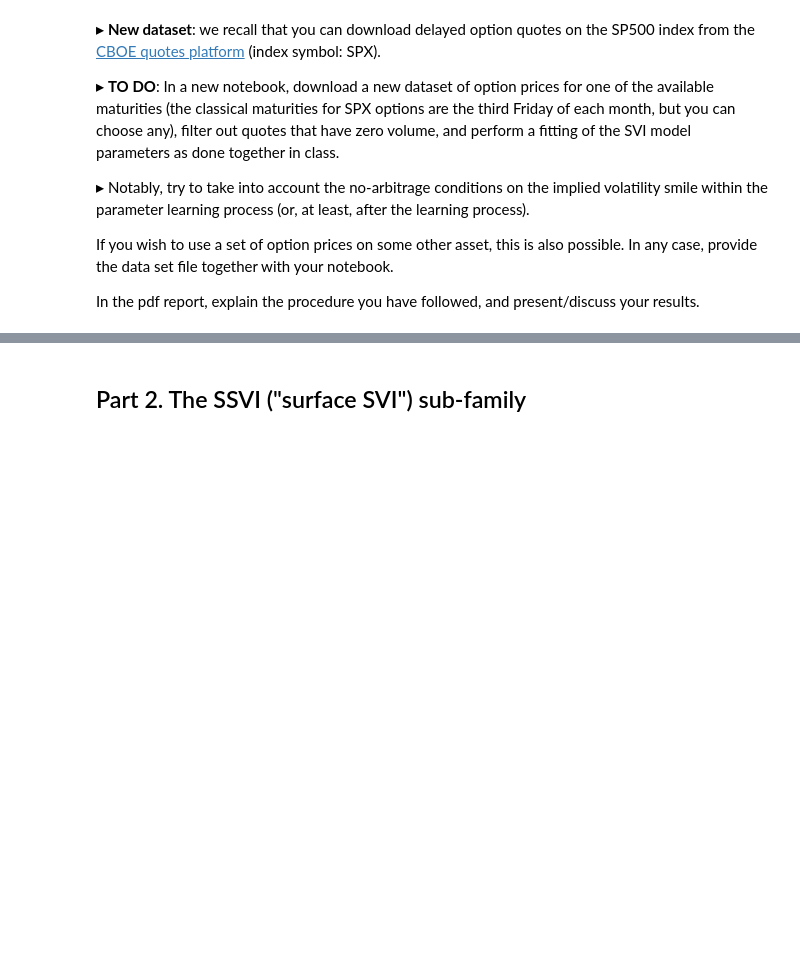
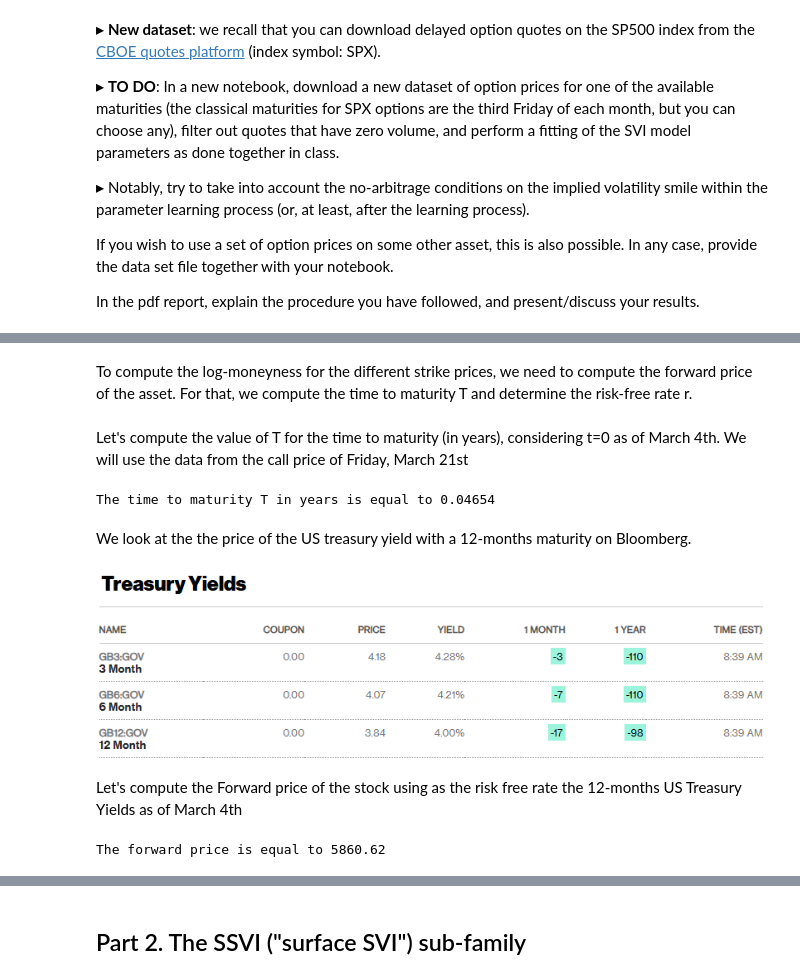
Before and after one commit to dianemans/Proj1_NPFD, a Jupyter notebook: S. De Marco/Project_No_arbitrage_implied_volatility.ipynb, the cells around one changed output, grey strips where cells are left out. Drawn from its saved outputs; the diff is of its cells as text; code cells hidden in the pictures; blank space fills up the shorter version.

```diff
--- a/S. De Marco/Project_No_arbitrage_implied_volatility.ipynb
+++ b/S. De Marco/Project_No_arbitrage_implied_volatility.ipynb
@@ -32,0 +52,15 @@ In the pdf report, explain the procedure you have followed, and present/discuss
+# %% [markdown]
+To compute the log-moneyness for the different strike prices, we need to compute the forward price of the asset. For that, we compute the time to maturity T and determine the risk-free rate r.
+# %% [markdown]
+Let's compute the value of T for the time to maturity (in years), considering t=0 as of March 4th. We will use the data from the call price of Friday, March 21st
+# %%
+T = (21-4) / 365.25
+print(f'The time to maturity T in years is equal to {T:.5f}')
+# %% [output]
+The time to maturity T in years is equal to 0.04654
+# %% [markdown]
+We look at the the price of the US treasury yield with a 12-months maturity on Bloomberg.
+# %%
+display(Image(filename='US yields.png'))
+# %% [output]
+[figure, added]
@@ -32,0 +69,7 @@ In the pdf report, explain the procedure you have followed, and present/discuss
+# %% [markdown]
+Let's compute the Forward price of the stock using as the risk free rate the 12-months US Treasury Yields as of March 4th
+# %%
+Forward = stock_price * np.exp(r * T)
+print(f'The forward price is equal to {Forward:.2f}')
+# %% [output]
+The forward price is equal to 5860.62
```
Also changed, not shown: parts of 31 cells of this notebook, 2 other files.
